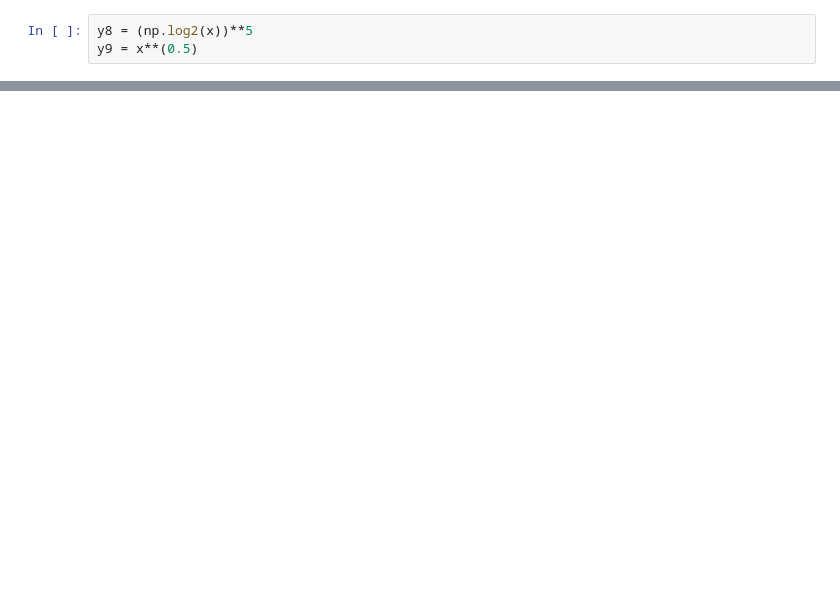
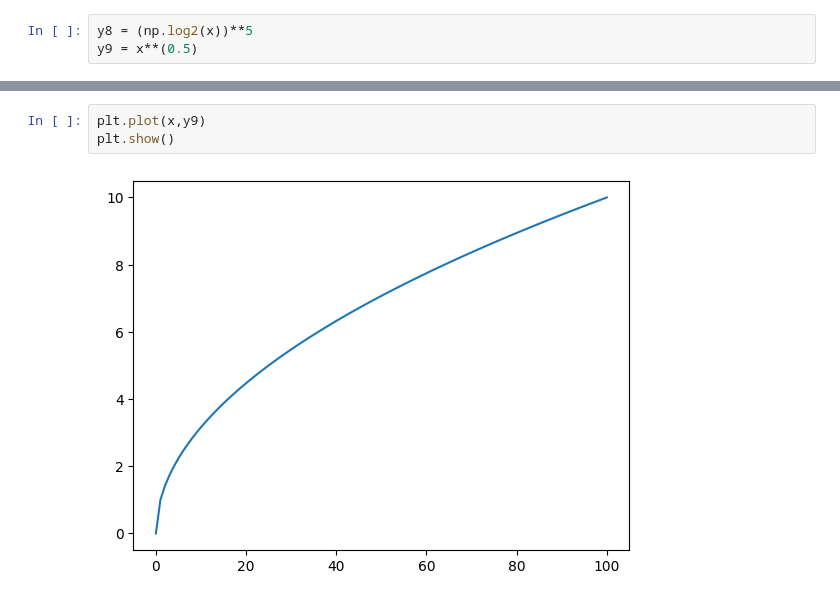
Before and after one commit to OmerFaruk-Celik/AlgoritmaAnalizi, a Jupyter notebook: FuncIncreaseSpeed.ipynb, the cells around one changed output, grey strips where cells are left out. Drawn from its saved outputs; the diff is of its cells as text; blank space fills up the shorter version.

```diff
--- a/FuncIncreaseSpeed.ipynb
+++ b/FuncIncreaseSpeed.ipynb
@@ -75,0 +81,5 @@ plt.plot(x,x)
+# %%
+plt.plot(x,y9)
+plt.show()
+# %% [output]
+[figure, added]
```
Also changed, not shown: parts of 2 cells of this notebook.
